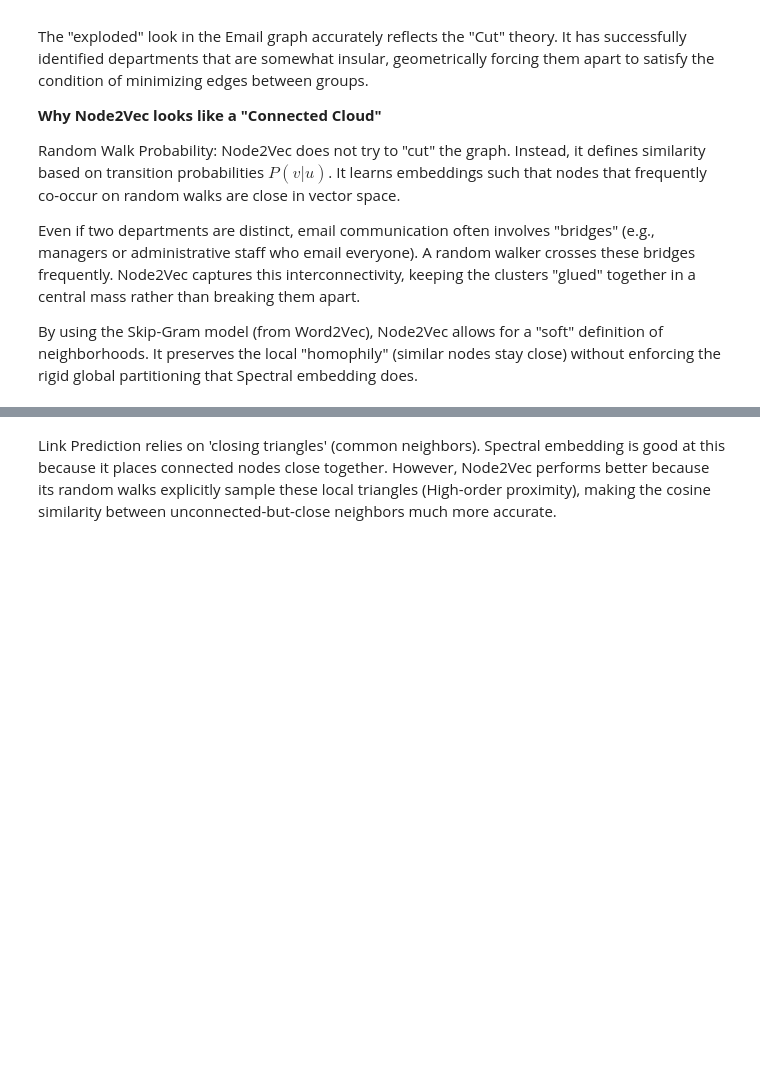
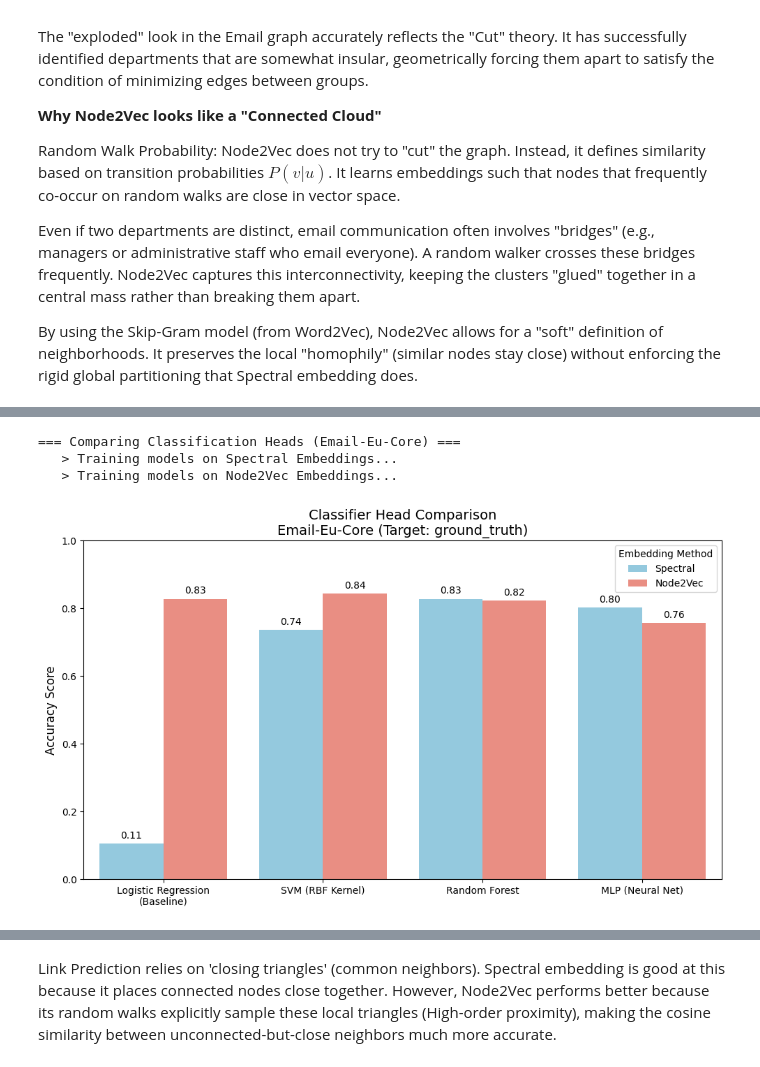
Before and after one commit to Carda01/community_detection, a Jupyter notebook: graph_ml/embeddings_notebook.ipynb, the cells around one changed output, grey strips where cells are left out. Cells and saved outputs as stored; diff of their text form; code cells hidden in the pictures; blank space fills up the shorter version.

```diff
--- a/graph_ml/embeddings_notebook.ipynb
+++ b/graph_ml/embeddings_notebook.ipynb
@@ -970,0 +1093,8 @@ We won't run this for the Twitch graph because it will take a very long time to
+# %%
+# Test on Email Dataset
+compare_classifier_heads(G_email, emb_email_spec, emb_email_n2v, "Email-Eu-Core", "ground_truth")
+# %% [output]
+=== Comparing Classification Heads (Email-Eu-Core) ===
+   > Training models on Spectral Embeddings...
+   > Training models on Node2Vec Embeddings...
+[figure, added]
```
Also changed, not shown: parts of 25 cells of this notebook.
